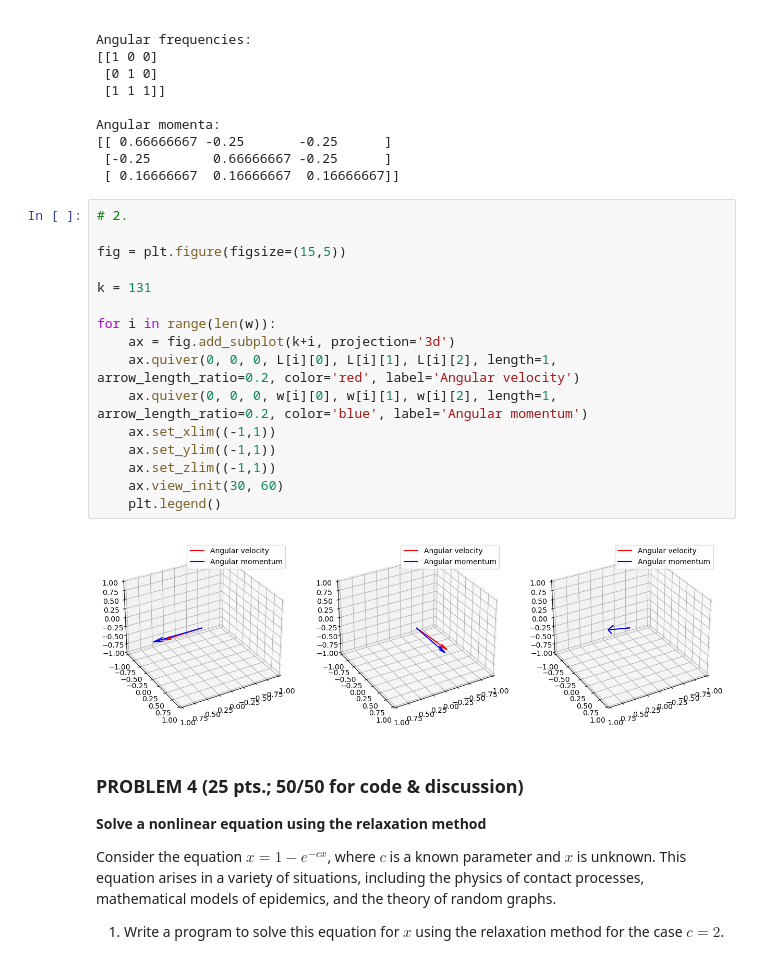
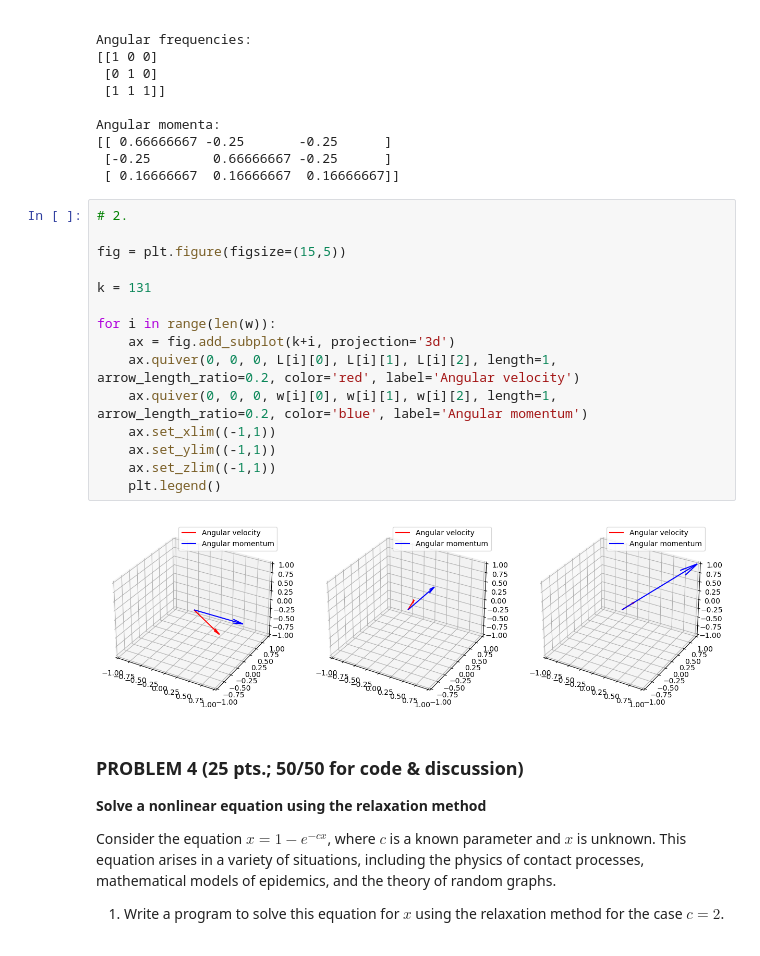
Before and after one commit to genvert/AP_155_HX-3_Vertudez, a Jupyter notebook: module 2/lab_assignment_module2.ipynb, the cells around one changed output. Saved outputs shown, nothing was run; the diff lists cells and outputs as text.

Commit message:
removed view_init

```diff
--- a/module 2/lab_assignment_module2.ipynb
+++ b/module 2/lab_assignment_module2.ipynb
@@ -266,21 +266,20 @@ Angular momenta:
 # %%
 # 2.
 
 fig = plt.figure(figsize=(15,5))
 
 k = 131
 
 for i in range(len(w)):
     ax = fig.add_subplot(k+i, projection='3d')
     ax.quiver(0, 0, 0, L[i][0], L[i][1], L[i][2], length=1, arrow_length_ratio=0.2, color='red', label='Angular velocity')
     ax.quiver(0, 0, 0, w[i][0], w[i][1], w[i][2], length=1, arrow_length_ratio=0.2, color='blue', label='Angular momentum')
     ax.set_xlim((-1,1))
     ax.set_ylim((-1,1))
     ax.set_zlim((-1,1))
-    ax.view_init(30, 60)
     plt.legend()
 # %% [output]
-[figure, old version]
+[figure, new version]
 # %% [markdown]
 ### PROBLEM 4 (25 pts.; 50/50 for code & discussion)
 
```
